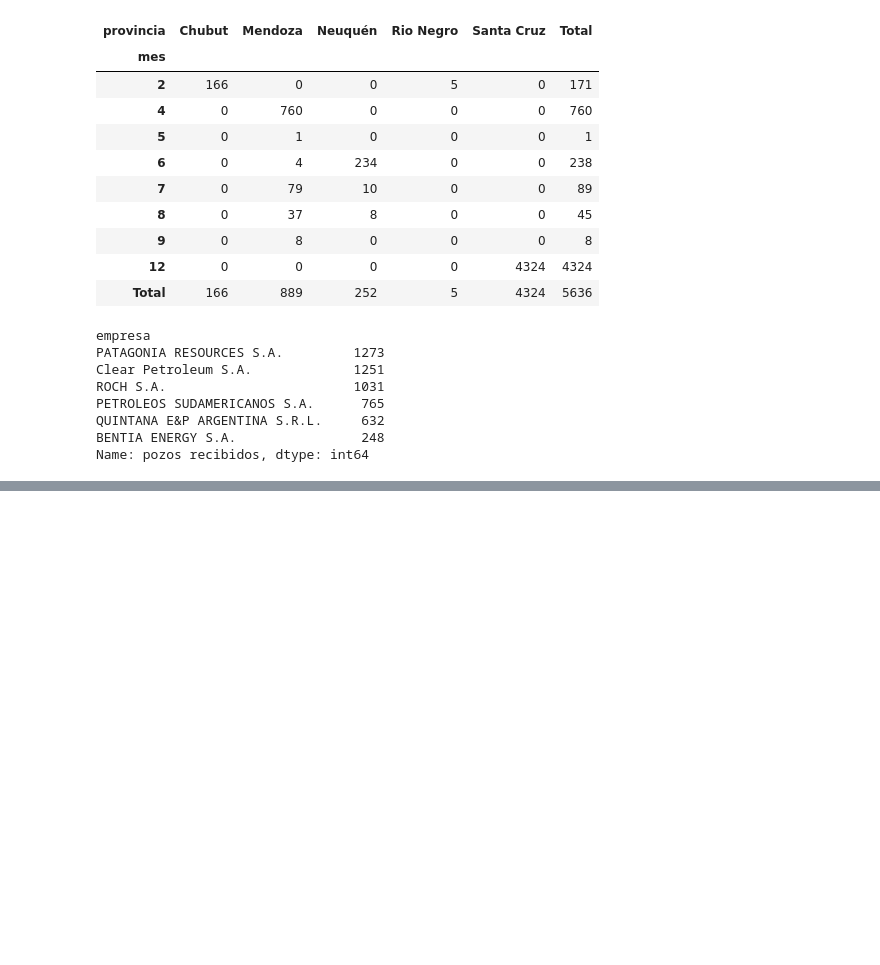
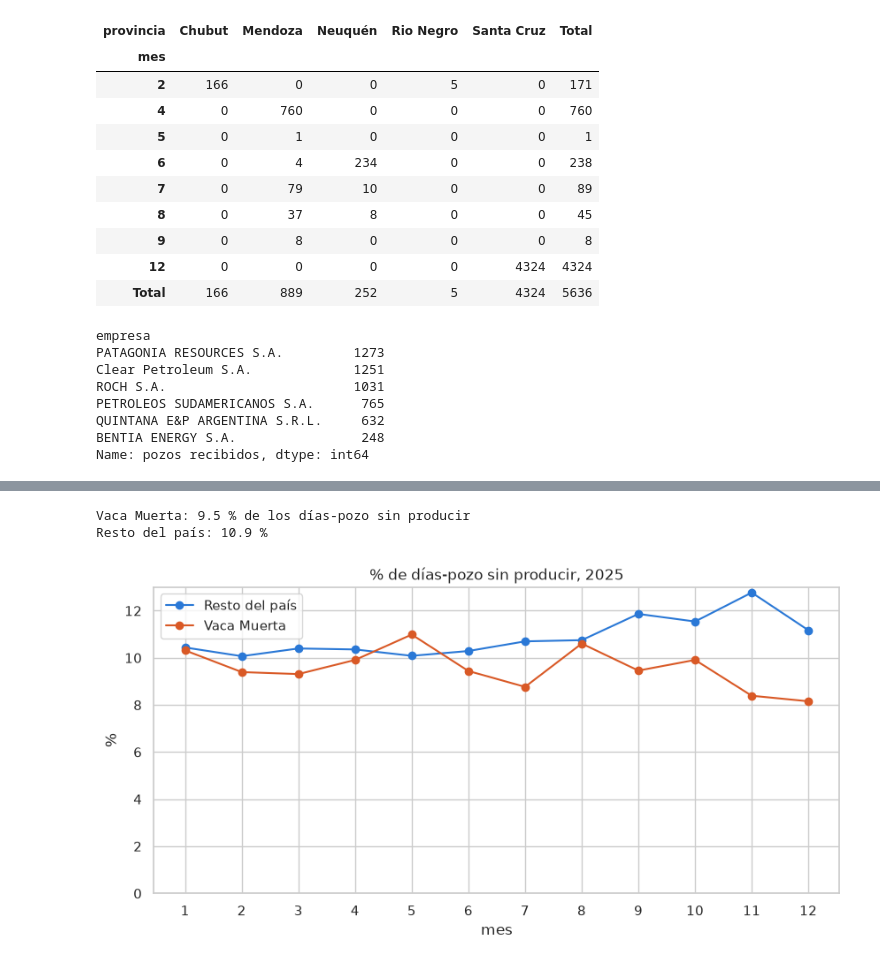
Before and after one commit to piaortiz/energia-digital-proyecto-final, a Jupyter notebook: notebooks/04_vaca_muerta_ypf.ipynb, the cells around one changed output, grey strips where cells are left out. Drawn from its saved outputs; the diff is of its cells as text; code cells hidden in the pictures; blank space fills up the shorter version.

Commit message:
feat: measure non-productive days in Vaca Muerta notebook
Compare the share of well-days without production in Vaca Muerta against
the rest of the country, by month and by operator.

```diff
--- a/notebooks/04_vaca_muerta_ypf.ipynb
+++ b/notebooks/04_vaca_muerta_ypf.ipynb
@@ -255,0 +255,23 @@ datos de 2026.
+# %%
+pet["dias_mes"] = pet["mes"].map({1: 31, 2: 28, 3: 31, 4: 30, 5: 31, 6: 30, 7: 31, 8: 31, 9: 30, 10: 31, 11: 30, 12: 31})
+pet["dias_no_prod"] = (pet["dias_mes"] - pet["tef"]).clip(lower=0)
+
+
+def pct_no_prod(x):
+    return x["dias_no_prod"].sum() / x["dias_mes"].sum() * 100
+
+
+print(f"Vaca Muerta: {pct_no_prod(pet[pet['vaca_muerta']]):.1f} % de los días-pozo sin producir")
+print(f"Resto del país: {pct_no_prod(pet[~pet['vaca_muerta']]):.1f} %")
+
+por_mes_np = pet.groupby(["mes", "vaca_muerta"]).apply(pct_no_prod, include_groups=False).unstack()
+por_mes_np.columns = ["Resto del país", "Vaca Muerta"]
+fig, ax = plt.subplots(figsize=(10, 4.5))
+por_mes_np.plot(ax=ax, marker="o", color={"Vaca Muerta": "#d95926", "Resto del país": "#2a78d6"})
+ax.set(title="% de días-pozo sin producir, 2025", xlabel="mes", ylabel="%", ylim=(0, None))
+ax.set_xticks(range(1, 13))
+plt.show()
+# %% [output]
+Vaca Muerta: 9.5 % de los días-pozo sin producir
+Resto del país: 10.9 %
+[figure, added]
```
Also changed, not shown: parts of 6 cells of this notebook, 1 other file.
